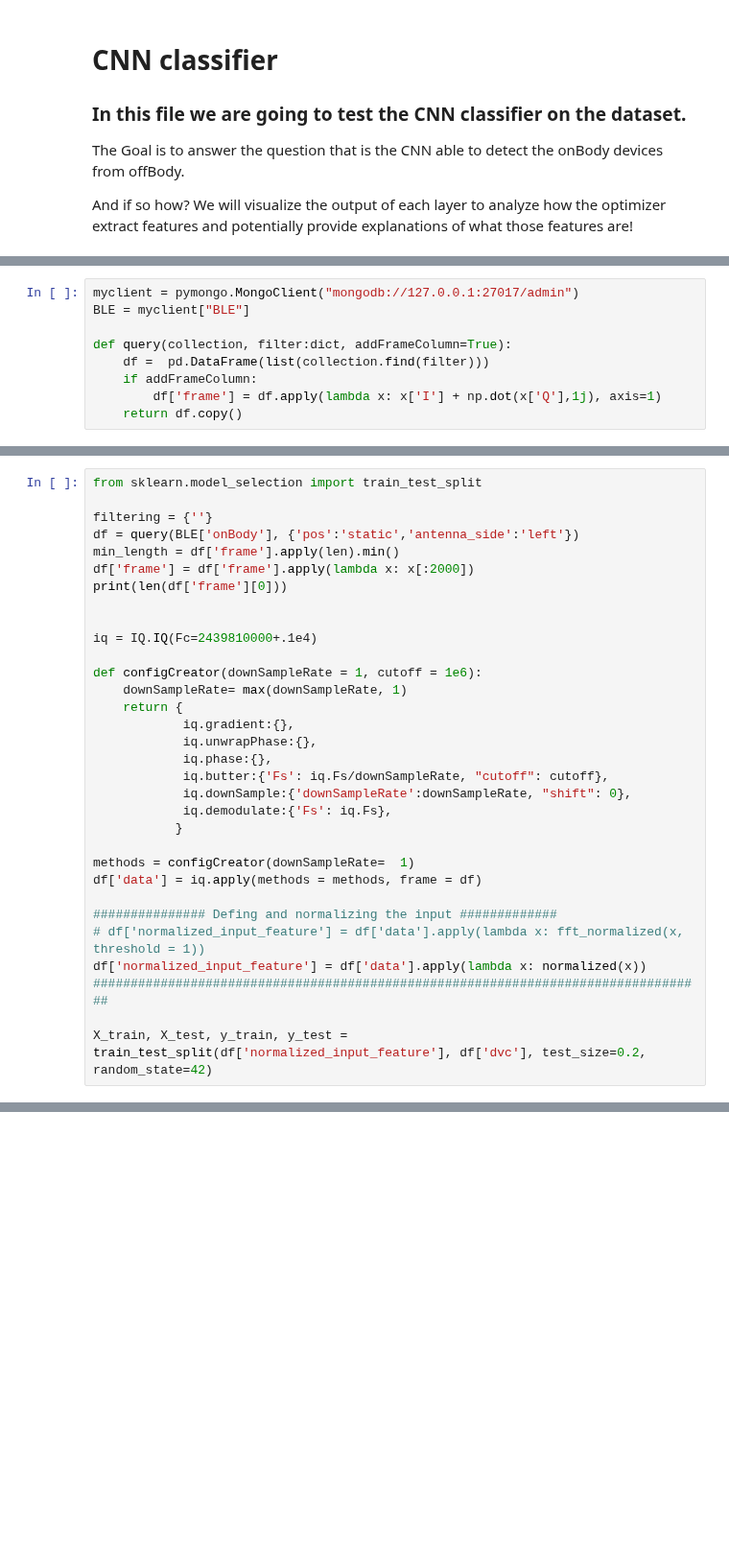
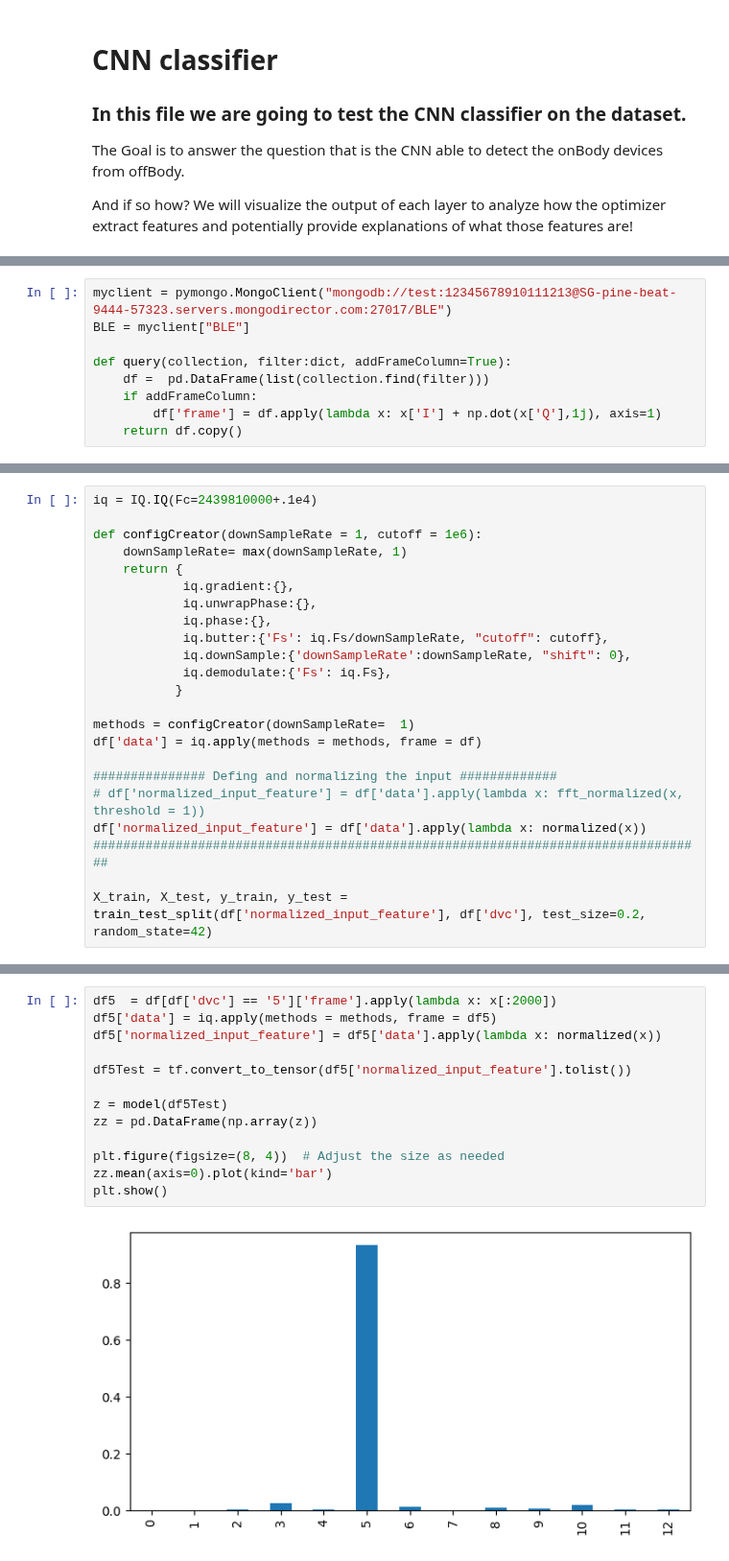
Before and after one commit to mkashani-phd/BLEWBAN_Dataset, a Jupyter notebook: Examples/CNN.ipynb, the cells around one changed output, grey strips where cells are left out. Shown at 96% size. Drawn from its saved outputs; the diff is of its cells as text; blank space fills up the shorter version.

```diff
--- a/Examples/CNN.ipynb
+++ b/Examples/CNN.ipynb
@@ -24,5 +26,5 @@ import src.IQ as IQ
 # %%
-myclient = pymongo.MongoClient("mongodb://127.0.0.1:27017/admin")
+myclient = pymongo.MongoClient("mongodb://test:12345678910111213@SG-pine-beat-9444-57323.servers.mongodirector.com:27017/BLE")
 BLE = myclient["BLE"]
 
 def query(collection, filter:dict, addFrameColumn=True):
@@ -72,13 +99,4 @@ def fft_normalized(row, threshold = 0.5):
 # %%
-from sklearn.model_selection import train_test_split
-
-filtering = {''}
-df = query(BLE['onBody'], {'pos':'static','antenna_side':'left'})
-min_length = df['frame'].apply(len).min()
-df['frame'] = df['frame'].apply(lambda x: x[:2000])
-print(len(df['frame'][0]))
-
-
 iq = IQ.IQ(Fc=2439810000+.1e4)
 
 def configCreator(downSampleRate = 1, cutoff = 1e6):
@@ -226,0 +262,15 @@ ValueError: Input 0 of layer "sequential" is incompatible with the layer: expect
+# %%
+df5  = df[df['dvc'] == '5']['frame'].apply(lambda x: x[:2000])
+df5['data'] = iq.apply(methods = methods, frame = df5)
+df5['normalized_input_feature'] = df5['data'].apply(lambda x: normalized(x))
+
+df5Test = tf.convert_to_tensor(df5['normalized_input_feature'].tolist())
+
+z = model(df5Test)
+zz = pd.DataFrame(np.array(z))
+
+plt.figure(figsize=(8, 4))  # Adjust the size as needed
+zz.mean(axis=0).plot(kind='bar')
+plt.show()
+# %% [output]
+[figure, added]
```
Also changed, not shown: parts of 17 cells of this notebook, 3 other files.
